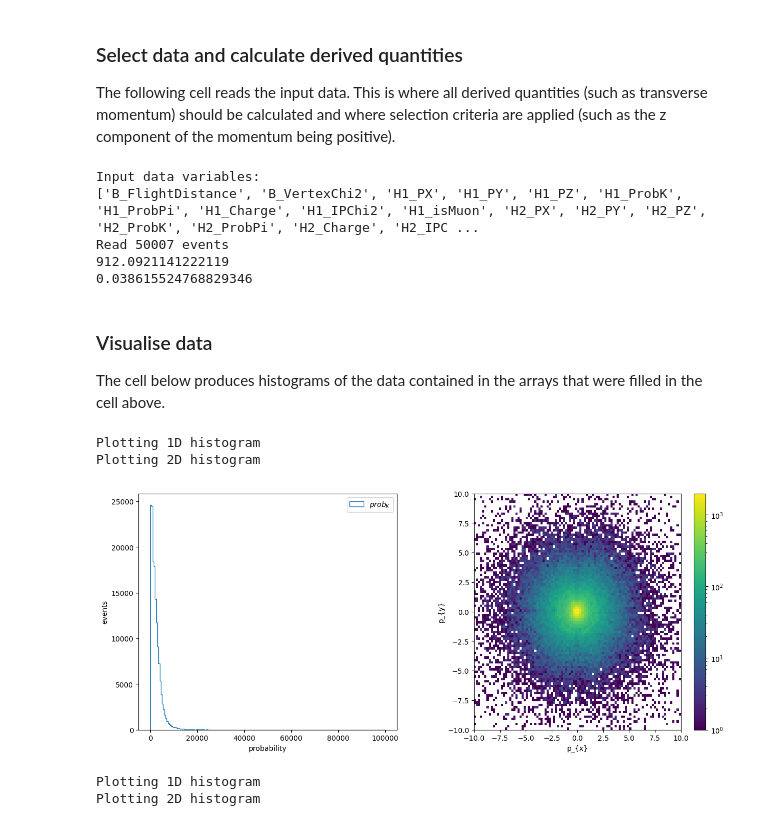
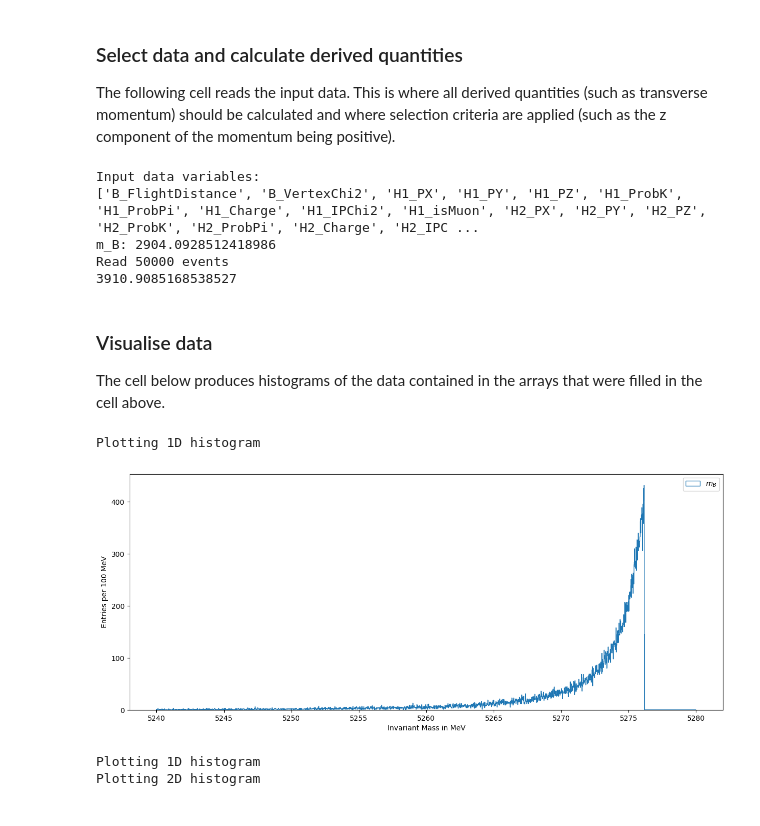
Before and after one commit to damianfrench/MatterAntimatterLab, a Jupyter notebook: Analysis_example.ipynb, the cells around one changed output. Drawn from its saved outputs; the diff is of its cells as text; code cells hidden in the pictures.

Commit message:
invariant mass done and playing with some graphs

```diff
--- a/Analysis_example.ipynb
+++ b/Analysis_example.ipynb
@@ -55,10 +55,10 @@ event_counter = 0
 MAX_EVENTS = 50000
 
 # Select which set of input data is to be analysed. Uncomment exactly one line
-#trees = [events_sim['PhaseSpaceTree']]                       # Simulation
-trees = [events_down['DecayTree']]                          # Magnet down data
+trees = [events_sim['PhaseSpaceTree']]                       # Simulation
+# trees = [events_down['DecayTree']]                          # Magnet down data
 #trees = [events_up['DecayTree']]                             # Magnet up data
-#trees = [events_down['DecayTree'],events_up['DecayTree']]   # Magnet down+up data
+# trees = [events_down['DecayTree'],events_up['DecayTree']]   # Magnet down+up data
 
 # This loop goes over the trees to be analysed
 for tree in trees:
@@ -72,6 +72,20 @@ for tree in trees:
 
 
         # Your invariant mass calculation should go here
+
+
+        m_k=490
+        E1=np.sqrt(data['H1_PX']**2+data['H1_PY']**2+data['H1_PZ']**2+m_k**2)
+        E2=np.sqrt(data['H2_PX']**2+data['H2_PY']**2+data['H2_PZ']**2+m_k**2)
+        E3=np.sqrt(data['H3_PX']**2+data['H3_PY']**2+data['H3_PZ']**2+m_k**2)
+        p12=data['H1_PX']*data['H2_PX']+data['H1_PY']*data['H2_PY']+data['H1_PZ']*data['H2_PZ']
+        p13=data['H1_PX']*data['H3_PX']+data['H1_PY']*data['H3_PY']+data['H1_PZ']*data['H3_PZ']
+        p23=data['H2_PX']*data['H3_PX']+data['H2_PY']*data['H3_PY']+data['H2_PZ']*data['H3_PZ']
+        second_term=(E1*E2)-p12+(E1*E3)-p13+(E2*E3)-p23
+        m_B_squared=3*m_k**2+2*second_term
+        m_B=np.sqrt(m_B_squared)
+        print('m_B:',min(m_B))
+
 
         # This loop will go over individual events
         for i in range(0,len(data['H1_PZ'])):
@@ -104,46 +118,46 @@ for tree in trees:
 
 print('Read {:d} events'.format(event_counter))
 print(pT[0])
-print(prob_k[0])
+prob_k=np.array(prob_k)
+prob_pi=np.array(prob_pi)
 # %% [output]
 Input data variables:
 ['B_FlightDistance', 'B_VertexChi2', 'H1_PX', 'H1_PY', 'H1_PZ', 'H1_ProbK', 'H1_ProbPi', 'H1_Charge', 'H1_IPChi2', 'H1_isMuon', 'H2_PX', 'H2_PY', 'H2_PZ', 'H2_ProbK', 'H2_ProbPi', 'H2_Charge', 'H2_IPC ...
-Read 50007 events
-912.0921141222119
-0.038615524768829346
+m_B: 2904.0928512418986
+Read 50000 events
+3910.9085168538527
 # %% [markdown]
 ### Visualise data
 The cell below produces histograms of the data contained in the arrays that were filled in the cell above.
 # %%
 # Plot some histograms -- NOTE: this can take several minutes
 
 # This line produces two plots side-by-side.
 # It's still useful just for one plot as you can set the size and get the fig,ax objects
-fig, ax = plt.subplots(nrows=1, ncols=2, figsize=(15, 6))
+fig, ax = plt.subplots(nrows=1, ncols=1, figsize=(15, 6))
 fig.subplots_adjust(wspace=0.3) # increase horizontal space between plots
 
 # This plots two 1D-histograms.
 # The color is changed automatically, the styles are set by hand
 # keep hold of the pT histogram data for fitting later
 print('Plotting 1D histogram')
-values_pT,bins_pT,patches_pT = ax[0].hist(pT, bins = 200, range = [0, 100000],histtype='step',label='$p_{T}$')
-ax[0].hist(pZ, bins = 200, range = [0, 100000],histtype='stepfilled',alpha=0.3,label='$p_{z}$')
-ax[0].set_xlabel('Momentum in MeV')
-ax[0].set_ylabel('Entries per 100 MeV')
-ax[0].legend()
-plt.savefig('pTpZ.pdf')
+values_m_B,bins_m_B,patches_m_B = ax.hist(m_B, bins = 2000, range = [5240, 5280],histtype='step',label='$m_{B}$')
+#ax[0].hist(pZ, bins = 200, range = [0, 100000],histtype='stepfilled',alpha=0.3,label='$p_{z}$')
+ax.set_xlabel('Invariant Mass in MeV')
+ax.set_ylabel('Entries per 100 MeV')
+ax.legend()
+#plt.savefig('B_meson_invariant_mass.pdf')
 
 # This plots a 2D-histogram with values converted to GeV and with a logarithmic colour scale
-print('Plotting 2D histogram')
-h2d = ax[1].hist2d(np.true_divide(pX,1000), np.divide(pY,1000), bins = [100,100], range = [[-10,10],[-10,10]],norm=colors.LogNorm())
-ax[1].set_xlabel('p_{x}')
-ax[1].set_ylabel('p_{y}')
-fig.colorbar(h2d[3],ax=ax[1]) # let's add the colour scale
-plt.savefig('pXpY.pdf')
+# print('Plotting 2D histogram')
+# h2d = ax[1].hist2d(np.true_divide(pX,1000), np.divide(pY,1000), bins = [100,100], range = [[-10,10],[-10,10]],norm=colors.LogNorm())
+# ax[1].set_xlabel('p_{x}')
+# ax[1].set_ylabel('p_{y}')
+# fig.colorbar(h2d[3],ax=ax[1]) # let's add the colour scale
+plt.savefig('pXpY.png')
 # %% [output]
 Plotting 1D histogram
-Plotting 2D histogram
-[figure, old version]
+[figure, new version]
 # %%
 # Plot some histograms -- NOTE: this can take several minutes
 
```
Also changed, not shown: parts of 3 cells of this notebook, 3 other files.
